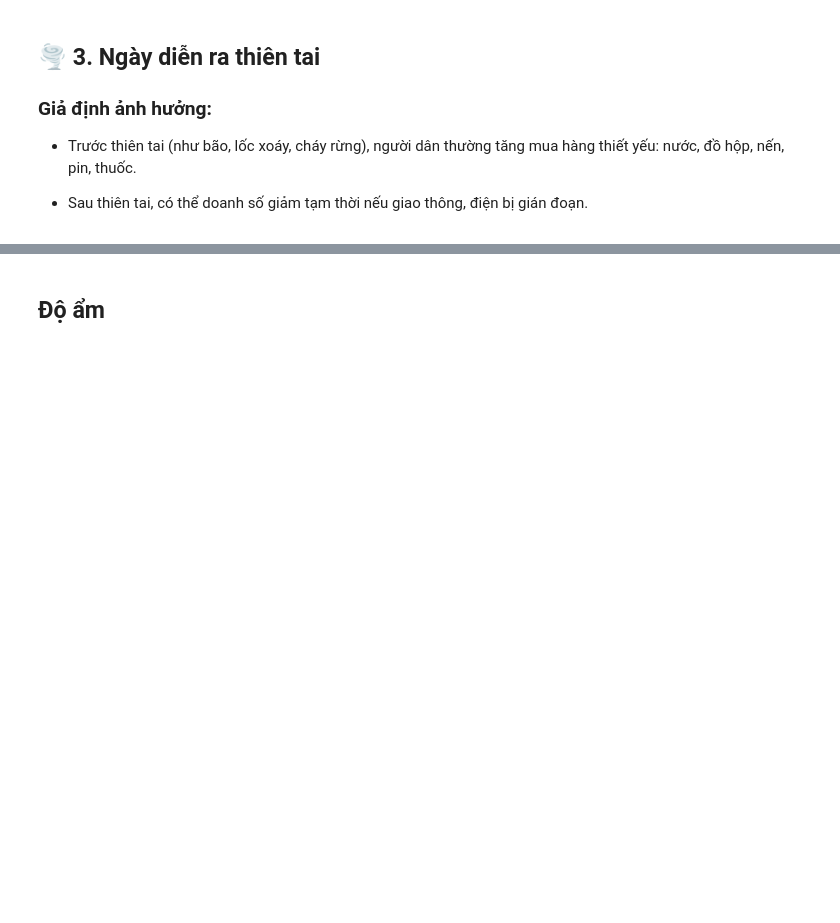
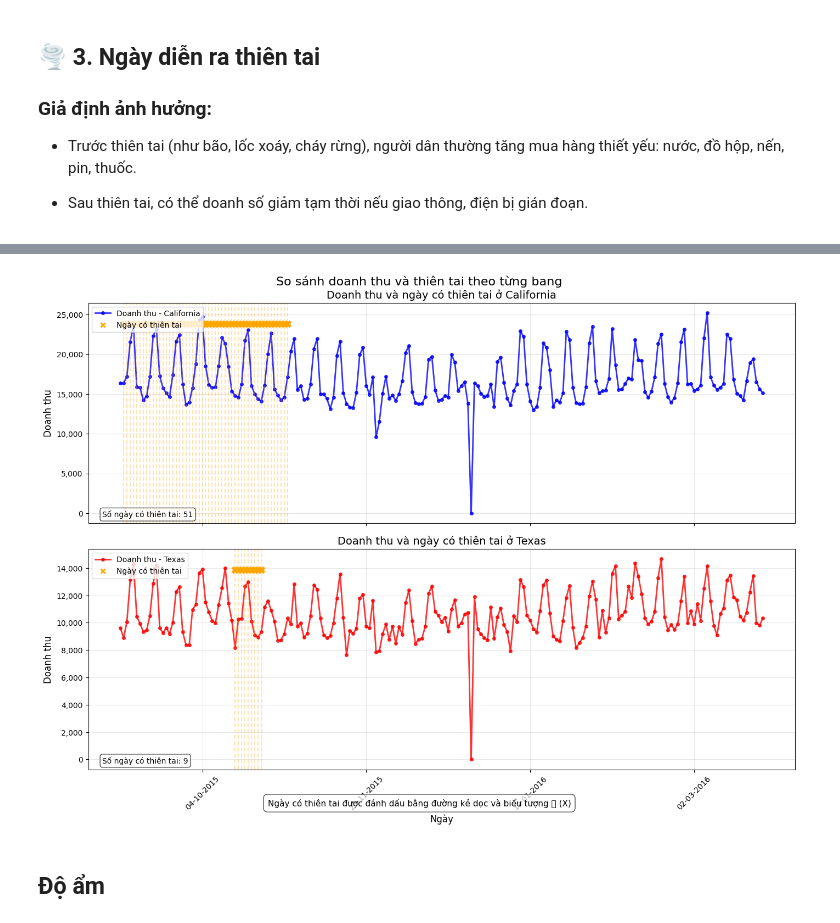
Before and after one commit to nguyenvanminh281005/CS116_Project, a Jupyter notebook: File_Ipynb/CS116_Python_for_ML_DMP_FeaturesEngineering.ipynb, the cells around one changed output, grey strips where cells are left out. Cells and saved outputs as stored; diff of their text form; code cells hidden in the pictures; blank space fills up the shorter version.

```diff
--- a/File_Ipynb/CS116_Python_for_ML_DMP_FeaturesEngineering.ipynb
+++ b/File_Ipynb/CS116_Python_for_ML_DMP_FeaturesEngineering.ipynb
@@ -582,3 +472,103 @@ plt.show()
+# %%
+import matplotlib.dates as mdates
+from matplotlib.ticker import FuncFormatter
+from matplotlib.lines import Line2D
+import matplotlib.pyplot as plt
+
+df = dft[:][20000000:26000000]
+
+# Chỉ giữ lại California và Texas
+state_mapping = {
+    1: 'California',
+    2: 'Texas'
+}
+
+df['state_name'] = df['state_id'].map(state_mapping)
+df = df[df['state_name'].notnull()]  # Loại bỏ các dòng không thuộc CA hoặc TX
+
+# Tạo figure với 2 subplot dọc
+fig, axes = plt.subplots(2, 1, figsize=(14, 10), sharex=True)
+
+# Màu sắc cho các đường doanh thu
+colors = {
+    'California': 'blue',
+    'Texas': 'red'
+}
+
+# Nhóm dữ liệu theo ngày và bang, tính tổng doanh thu
+daily_revenue_by_state = df.groupby(['date', 'state_name'])['demand'].sum().unstack()
+
+# Vẽ biểu đồ cho từng bang
+for i, state in enumerate(state_mapping.values()):
+    ax = axes[i]
+
+    if state in daily_revenue_by_state.columns:
+        ax.plot(
+            daily_revenue_by_state.index,
+            daily_revenue_by_state[state],
+            color=colors[state],
+            marker='o',
+            markersize=4,
+            linewidth=2,
+            alpha=0.8,
+            label=f'Doanh thu - {state}'
+        )
+
+    disaster_days = df[(df['state_name'] == state) & (df['disaster_severity_flag'] >= 10)]['date'].unique()
+
+    for date in disaster_days:
+        ax.axvline(x=date, color='orange', alpha=0.3, linestyle='--', linewidth=1.5)
+        ymax = ax.get_ylim()[1]
+        ax.plot(date, ymax * 0.9, 'X', color='orange', markersize=8)
+
+    disaster_legend = Line2D([0], [0], marker='X', color='w', markerfacecolor='orange',
+                             markersize=8, label='Ngày có thiên tai')
+    handles, labels = ax.get_legend_handles_labels()
+    handles.append(disaster_legend)
+    ax.legend(handles=handles, loc='upper left', frameon=True, fontsize=10)
+
+    def thousands_formatter(x, pos):
+        return f'{int(x):,}'
+    ax.yaxis.set_major_formatter(FuncFormatter(thousands_formatter))
+
+    ax.set_title(f'Doanh thu và ngày có thiên tai ở {state}', fontsize=14)
+    ax.set_ylabel('Doanh thu', fontsize=12)
+    ax.grid(True, alpha=0.3)
+
+    ax.annotate(
+        f'Số ngày có thiên tai: {len(disaster_days)}',
+        xy=(0.02, 0.02),
+        xycoords='axes fraction',
+        ha='left',
+        va='bottom',
+        fontsize=10,
+        bbox=dict(boxstyle='round,pad=0.3', facecolor='white', alpha=0.7)
+    )
+
+# Định dạng trục x
+axes[-1].xaxis.set_major_locator(mdates.DayLocator(interval=50))
+axes[-1].xaxis.set_major_formatter(mdates.DateFormatter('%d-%m-%Y'))
+axes[-1].set_xlabel('Ngày', fontsize=12)
+plt.xticks(rotation=45)
+
+# Tiêu đề chung
+fig.suptitle('So sánh doanh thu và thiên tai theo từng bang', fontsize=16, y=0.98)
+
+# Chú thích dưới biểu đồ
+fig.text(
+    0.5, 0.01,
+    'Ngày có thiên tai được đánh dấu bằng đường kẻ dọc và biểu tượng ❌ (X)',
+    ha='center',
+    va='bottom',
+    fontsize=11,
+    bbox=dict(boxstyle='round,pad=0.5', facecolor='white', alpha=0.7)
+)
+
+plt.tight_layout()
+plt.subplots_adjust(top=0.93, bottom=0.08)
+plt.show()
+# %% [output]
+[figure, added]
 # %% [markdown]
 ## Độ ẩm
 # %%
```
Also changed, not shown: parts of 2 cells of this notebook, 2 other files.
